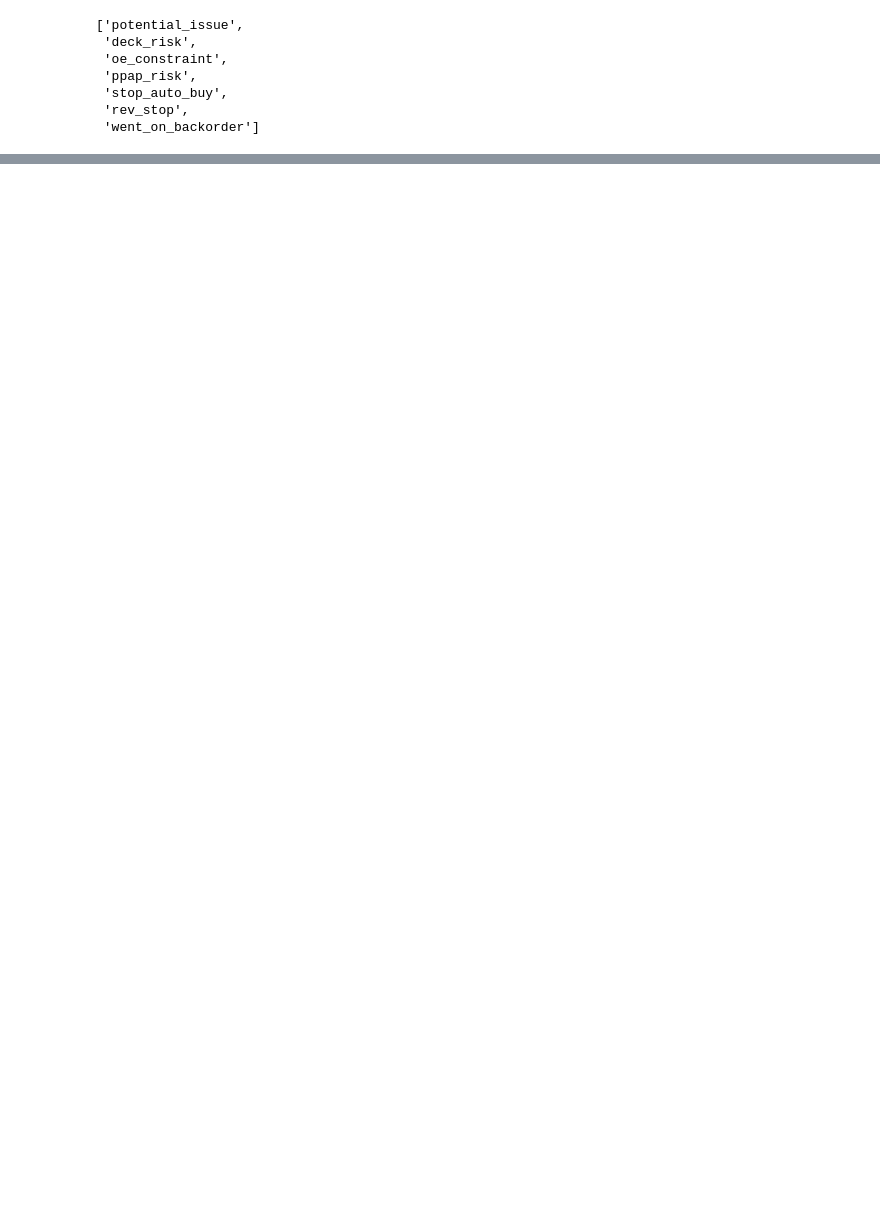
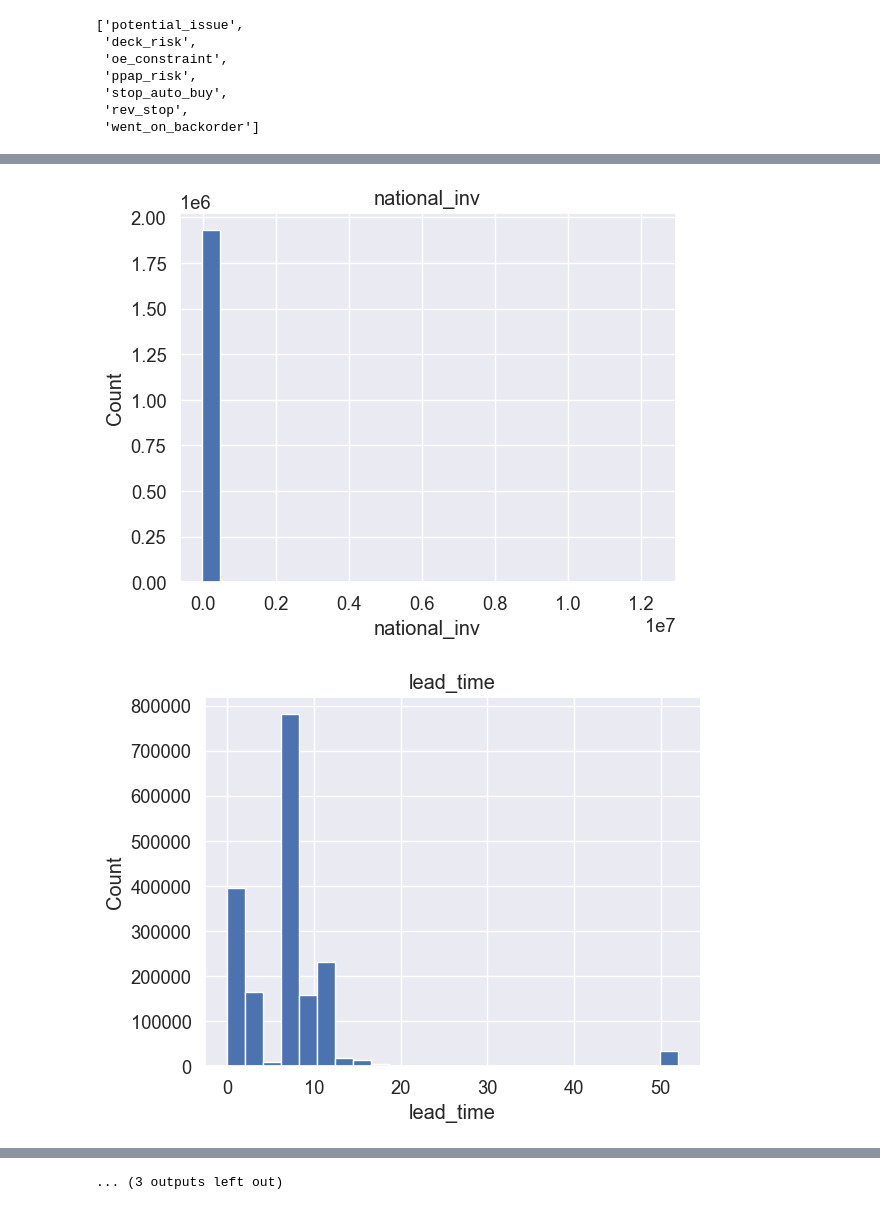
Before and after one commit to Michael-yousuf123/backorder-prediction, a Jupyter notebook: notebook/exploration.ipynb, the cells around one changed output, grey strips where cells are left out. Saved outputs shown, nothing was run; the diff lists cells and outputs as text; code cells hidden in the pictures; blank space fills up the shorter version.

```diff
--- a/notebook/exploration.ipynb
+++ b/notebook/exploration.ipynb
@@ -202,0 +220,11 @@ Index(['index', 'national_inv', 'lead_time', 'in_transit_qty',
+# %%
+for feature in num:
+    data=df.copy()
+    data[feature].hist(bins=25)
+    plt.xlabel(feature)
+    plt.ylabel("Count")
+    plt.title(feature)
+    plt.show()
+# %% [output]
+[figure, added]
+[figure, added]
@@ -202,0 +241 @@ Index(['index', 'national_inv', 'lead_time', 'in_transit_qty',
+... (3 outputs left out)
```
Also changed, not shown: parts of 10 cells of this notebook, 1 other file.
